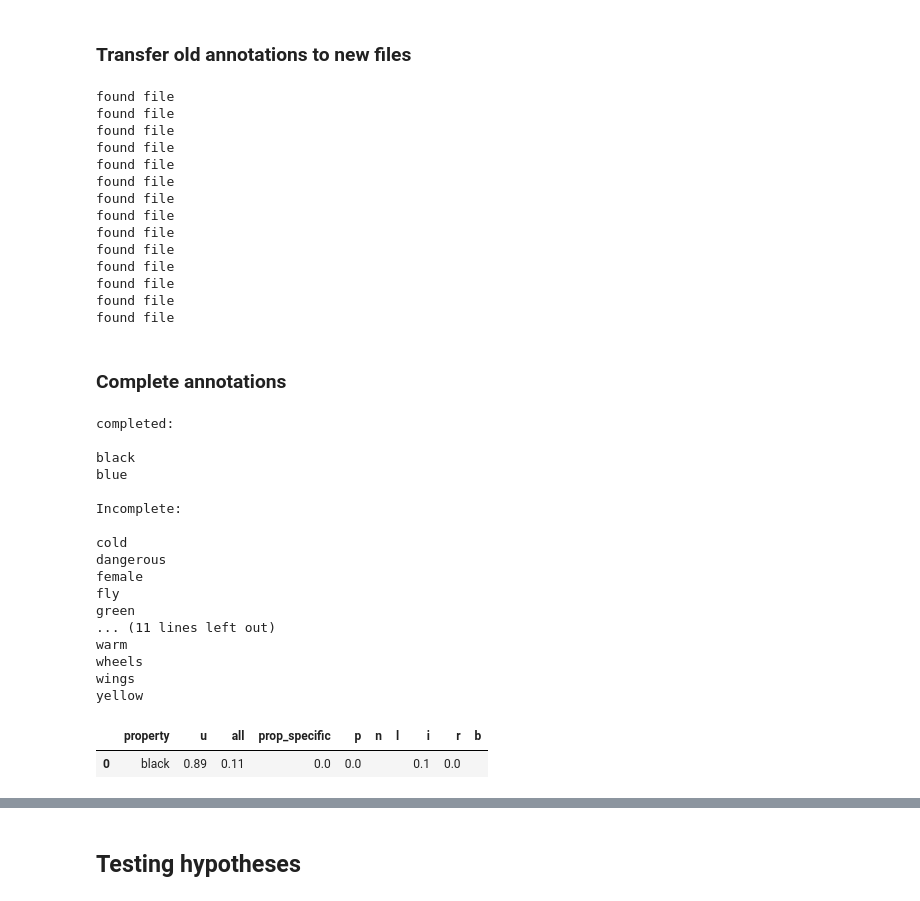
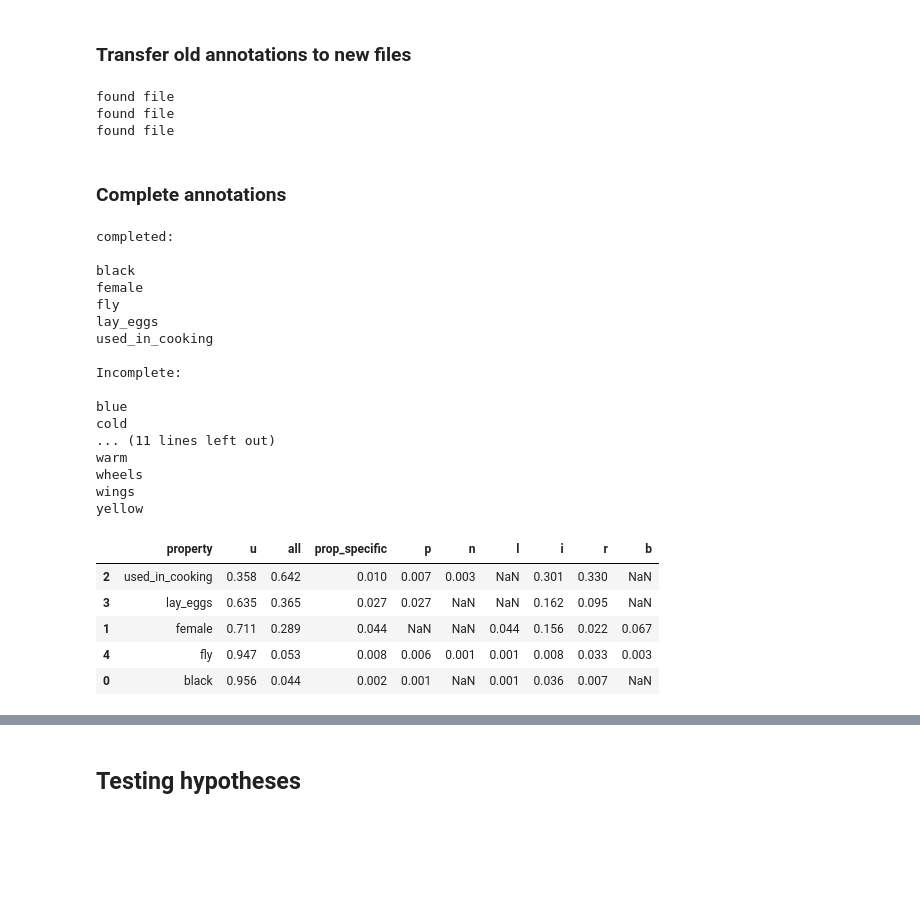
Before and after one commit to PiaSommerauer/corpus_diagnostics, a Jupyter notebook: scripts/refined context analysis.ipynb, the cells around one changed output, grey strips where cells are left out. Cells and saved outputs as stored; diff of their text form; code cells hidden in the pictures; blank space fills up the shorter version.

```diff
--- a/scripts/refined context analysis.ipynb
+++ b/scripts/refined context analysis.ipynb
@@ -364,15 +368,15 @@ model_name_old = 'giga_full'
 
 for prop in properties:
     # current file:
-    annotation_name = 'annotation-tfidf-top_3_5-raw-10000-categories'
+    annotation_name = 'annotation-tfidf-top_3_3-raw-10000-categories'
     path_dir_annotation = f'../analysis/{model_name}/{annotation_name}/{prop}'
     f_annotation_new = f'{path_dir_annotation}/annotation-updated.csv'
     f_annotation_tr = f'{path_dir_annotation}/annotation-transferred-updated.csv'
 
     # old file:
-    annotation_name = 'annotation-tfidf-top20-raw-10000-categories'
+    annotation_name = 'annotation-tfidf-top_3_5-raw-10000-categories'
     path_dir_annotation = f'../analysis/{model_name}/{annotation_name}/{prop}'
-    f_annotation_old = f'{path_dir_annotation}/annotation-done.csv'
+    f_annotation_old = f'{path_dir_annotation}/annotation-updated-done.csv'
 
     # load old annotations
     if os.path.isfile(f_annotation_old):
@@ -411,17 +415,6 @@ for prop in properties:
 found file
 found file
 found file
-found file
-found file
-found file
-found file
-found file
-found file
-found file
-found file
-found file
-found file
-found file
 # %% [markdown]
 ### Complete annotations
 # %%
@@ -429,9 +422,9 @@ from collections import defaultdict
 import os
 import csv
 # %%
-def get_annotation_status(model):
-    #dir_annotations = f'../analysis/{model}/annotation-tfidf-top20-raw-10000-categories'
-    dir_annotations = f'../analysis/{model}/annotation-tfidf-top_3_5-raw-10000-categories'
+def get_annotation_status(model_name, top_cutoff, concept_cutoff):
+    dir_path = f'../analysis/{model_name}'
+    dir_annotations = f'{dir_path}/annotation-tfidf-top_{top_cutoff}_{concept_cutoff}-raw-10000-categories'
     annotation_dict = defaultdict(set)
 
     for f in os.listdir(dir_annotations):
@@ -447,8 +440,8 @@ def get_annotation_status(model):
                 annotation_dict['incomplete'].add(prop)
     return annotation_dict
 
-def show_annotation_status(model_name):
-    annotation_dict = get_annotation_status(model_name)
+def show_annotation_status(model_name, top_cutoff, concept_cutoff):
+    annotation_dict = get_annotation_status(model_name, top_cutoff, concept_cutoff)
     # same category not annotated:
     print('completed:\n')
     for prop in sorted(list(annotation_dict['complete'])):
@@ -459,11 +452,12 @@ def show_annotation_status(model_name):
     for prop in sorted(annotation_dict['incomplete']):
         if prop not in annotation_dict['complete']:
             print(prop)
+    return annotation_dict
 
 
-def get_evidence_dict(model_name, prop):
+def get_evidence_dict(model_name, prop, top_cutoff, concept_cutoff):
 
-    annotation_name = 'annotation-tfidf-top_3_5-raw-10000-categories'
+    annotation_name = f'annotation-tfidf-top_{top_cutoff}_{concept_cutoff}-raw-10000-categories'
     path_dir_annotation = f'../analysis/{model_name}/{annotation_name}/{prop}'
     f_annotation = f'{path_dir_annotation}/annotation-updated-done.csv'
 
@@ -479,14 +473,14 @@ def get_evidence_dict(model_name, prop):
 
 
 
-def get_evidence_distribution(model_name, prop):
+def get_evidence_distribution(model_name, prop, top_cutoff, concept_cutoff):
 
     # current file:
-    annotation_name = 'annotation-tfidf-top_3_5-raw-10000-categories'
+    annotation_name = f'annotation-tfidf-top_{top_cutoff}_{concept_cutoff}-raw-10000-categories'
     path_dir_annotation = f'../analysis/{model_name}/{annotation_name}/{prop}'
     f_annotation = f'{path_dir_annotation}/annotation-updated-done.csv'
 
-    ev_dict = get_evidence_dict(model_name, prop)
+    ev_dict = get_evidence_dict(model_name, prop, top_cutoff, concept_cutoff)
 
     ev_cnts = Counter()
 
@@ -505,20 +499,22 @@ def get_evidence_distribution(model_name, prop):
     return ev_counts_norm
 # %%
 model_name = 'giga_full_updated'
-show_annotation_status(model_name)
+top_cutoff = 3
+concept_cutoff = 3
+ann_dict = show_annotation_status(model_name, top_cutoff, concept_cutoff)
 # %% [output]
 completed:
 
 black
-blue
+female
+fly
+lay_eggs
+used_in_cooking
 
 Incomplete:
 
+blue
 cold
-dangerous
-female
-fly
-green
 ... (11 lines left out)
 warm
 wheels
@@ -526,23 +522,28 @@ wings
 yellow
 # %%
 model_name = 'giga_full_updated'
-properties = [
-    'black'
-             ]
+properties = ann_dict['complete']
+top_cutoff = 3
+concept_cutoff = 3
+
 cols = ['property', 'u', 'all', 'prop_specific', 'p', 'n', 'l', 'i', 'r', 'b']
 table = []
 for prop in properties:
     d = dict()
     d['property'] =  prop
-    d.update(get_evidence_distribution(model_name, prop))
+    d.update(get_evidence_distribution(model_name, prop, top_cutoff, concept_cutoff))
     for c in cols:
         if c not in d:
-            d[c] = ''
+            d[c] = np.nan
     table.append(d)
 
-#cols = ['property', 'u', 'all', 'prop_specific', 'p', 'n', 'l', 'i', 'r', 'b']
-df = pd.DataFrame(table)
-df[cols].sort_values('all', ascending = False).round(2)
+cols = ['property', 'u', 'all', 'prop_specific', 'p', 'n', 'l', 'i', 'r', 'b']
+df = pd.DataFrame(table)[cols]
+df[cols].sort_values('all', ascending = False).round(3)
 # %% [output]
 |  | property | u | all | prop_specific | p | n | l | i | r | b |
-| 0 | black | 0.89 | 0.11 | 0.0 | 0.0 |  |  | 0.1 | 0.0 |  |
+| 2 | used_in_cooking | 0.358 | 0.642 | 0.010 | 0.007 | 0.003 | NaN | 0.301 | 0.330 | NaN |
+| 3 | lay_eggs | 0.635 | 0.365 | 0.027 | 0.027 | NaN | NaN | 0.162 | 0.095 | NaN |
+| 1 | female | 0.711 | 0.289 | 0.044 | NaN | NaN | 0.044 | 0.156 | 0.022 | 0.067 |
+| 4 | fly | 0.947 | 0.053 | 0.008 | 0.006 | 0.001 | 0.001 | 0.008 | 0.033 | 0.003 |
+| 0 | black | 0.956 | 0.044 | 0.002 | 0.001 | NaN | 0.001 | 0.036 | 0.007 | NaN |
```
Also changed, not shown: parts of 14 cells of this notebook, 42 other files.
